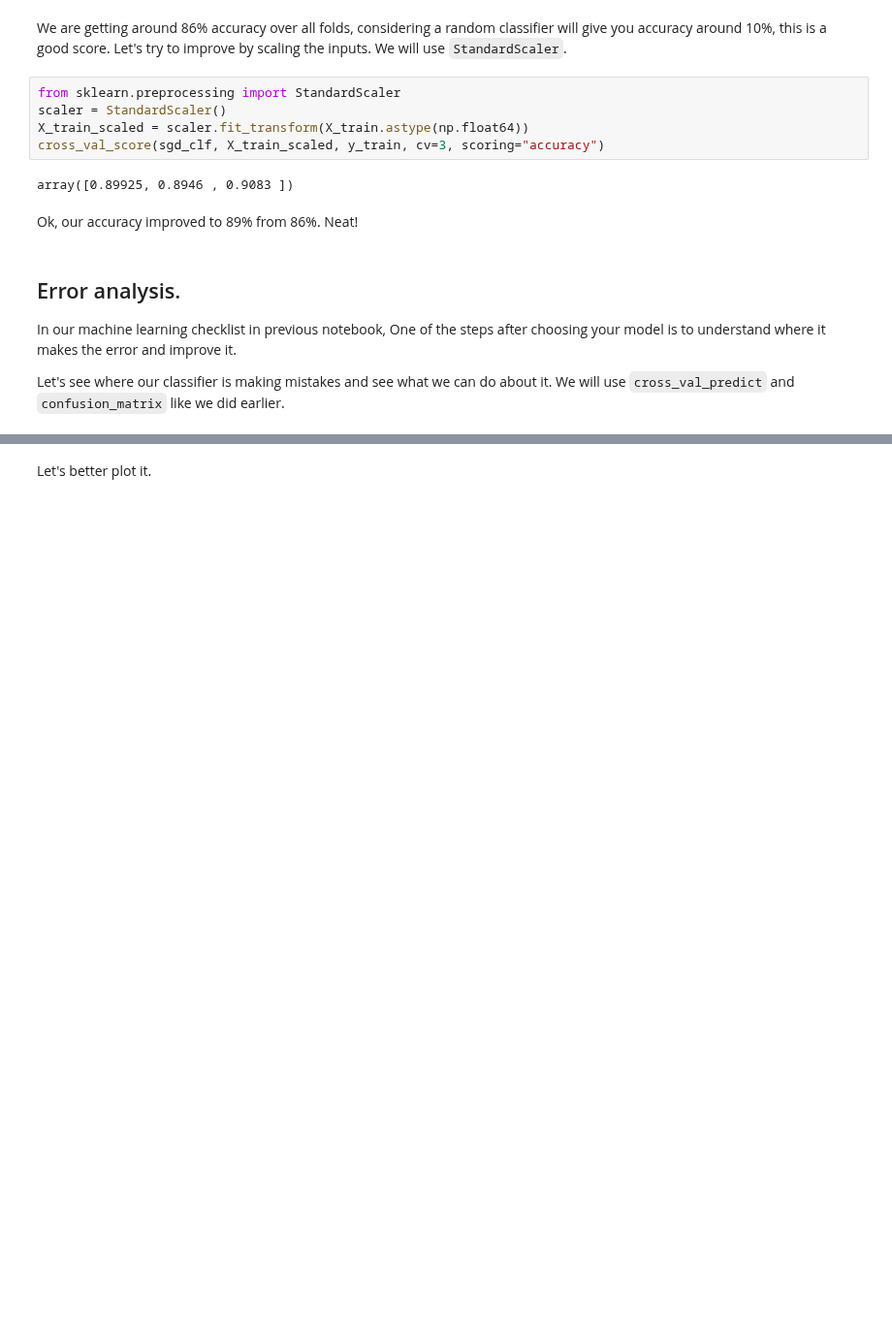
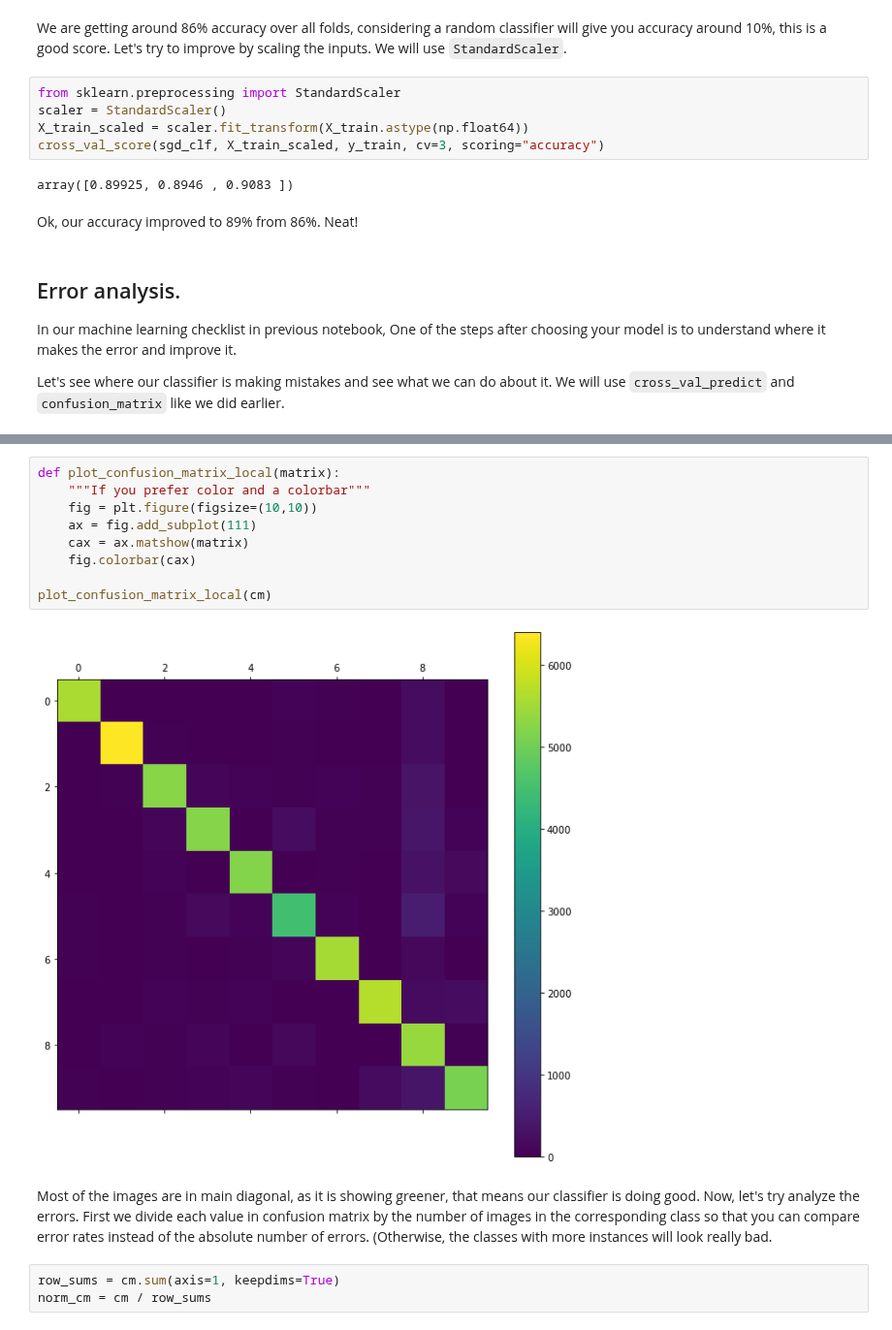
Before and after one commit to mandliya/ml, a Jupyter notebook: hands_on_machine_learning/3/Classification.ipynb, the cells around one changed output, grey strips where cells are left out. Shown at 97% size. Cells and saved outputs as stored; diff of their text form; blank space fills up the shorter version.

Commit message:
day20: mutliclass classification error analysis

```diff
--- a/hands_on_machine_learning/3/Classification.ipynb
+++ b/hands_on_machine_learning/3/Classification.ipynb
@@ -628,2 +640,16 @@ cm
-# %% [markdown]
-Let's better plot it.
+# %%
+def plot_confusion_matrix_local(matrix):
+    """If you prefer color and a colorbar"""
+    fig = plt.figure(figsize=(10,10))
+    ax = fig.add_subplot(111)
+    cax = ax.matshow(matrix)
+    fig.colorbar(cax)
+
+plot_confusion_matrix_local(cm)
+# %% [output]
+[figure, added]
+# %% [markdown]
+Most of the images are in main diagonal, as it is showing greener, that means our classifier is doing good. Now, let's try analyze the errors. First we divide each value in confusion matrix by the number of images in the corresponding class so that you can compare error rates instead of the absolute number of errors. (Otherwise, the classes with more instances will look really bad.
+# %%
+row_sums = cm.sum(axis=1, keepdims=True)
+norm_cm = cm / row_sums
```
Also changed, not shown: parts of 9 cells of this notebook, 2 other files.
